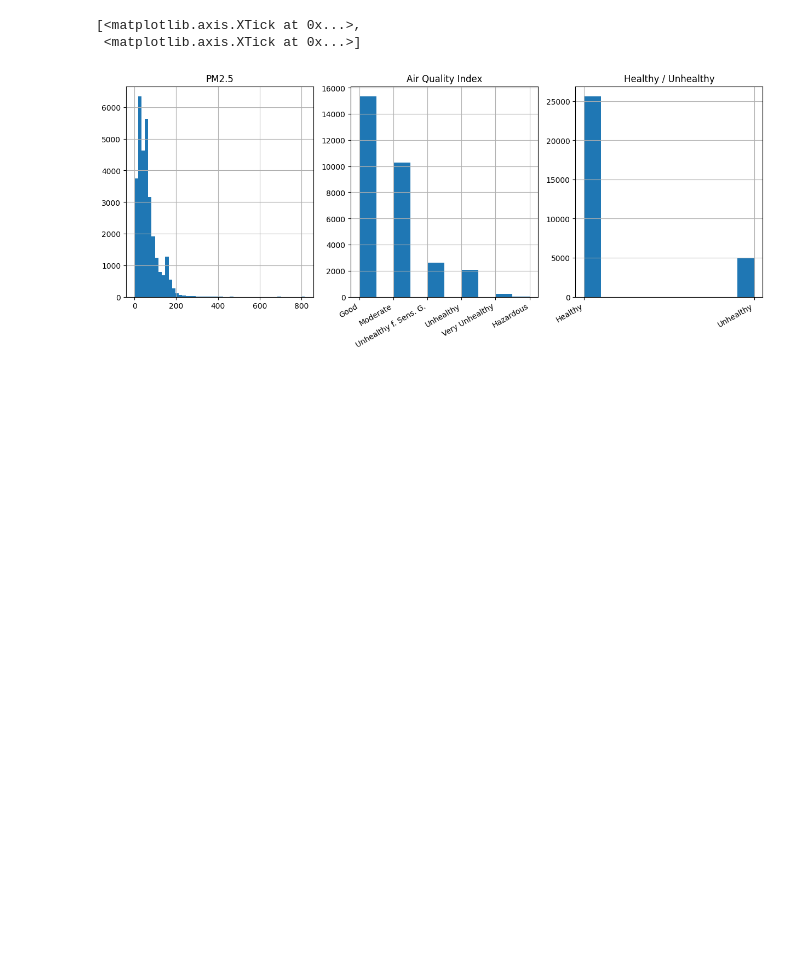
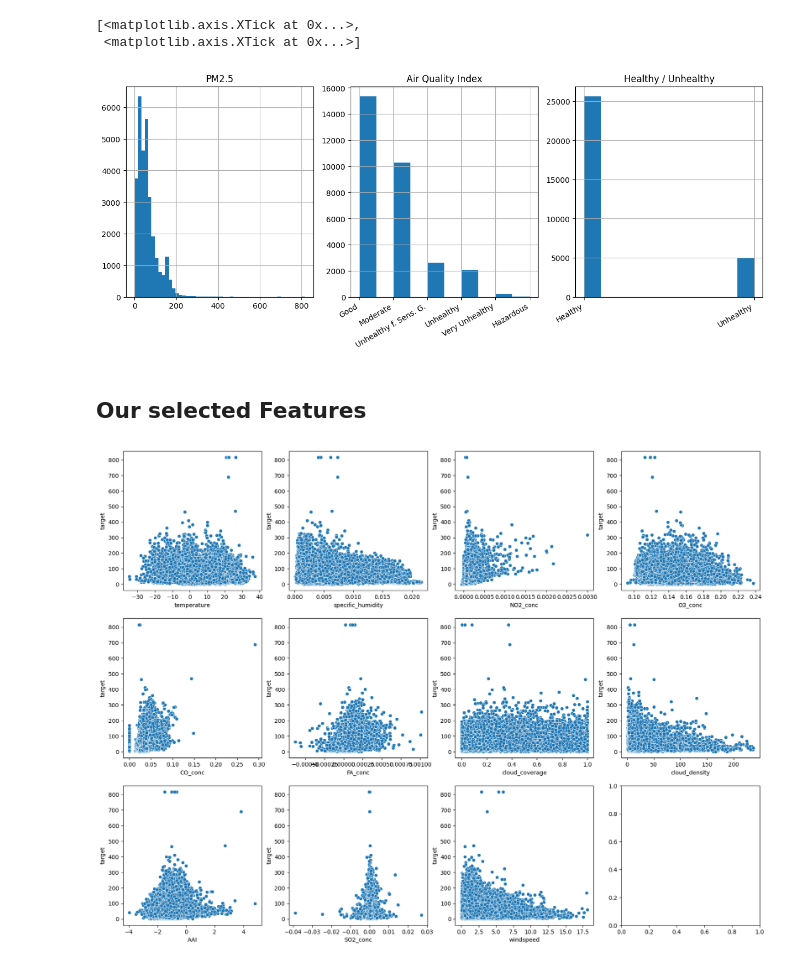
Before and after one commit to boesi/ds-ml-project-urban-air-pollution, a Jupyter notebook: EDA_target_distribution.ipynb, the cells around one changed output. Saved outputs shown, nothing was run; the diff lists cells and outputs as text; code cells hidden in the pictures; blank space fills up the shorter version.

Commit message:
some more EDA on the target

```diff
--- a/EDA_target_distribution.ipynb
+++ b/EDA_target_distribution.ipynb
@@ -18,3 +20,30 @@ axes[2].set_xticks(ticks=axes[2].get_xticks(), labels=axes[2].get_xticklabels(),
 [<matplotlib.axis.XTick at 0x...>,
  <matplotlib.axis.XTick at 0x...>]
 [figure]
+# %%
+import matplotlib.pyplot as plt
+import seaborn as sns
+
+features = df.drop(['target', 'Place_ID', 'Date', 'target_aqi', 'target_health'], axis=1).columns
+
+fig_sns, axes = plt.subplots(nrows=20, ncols=4, figsize=(20, 100))
+
+for index, feature in enumerate(features):
+    c, r = divmod(index, 4)
+    sns.scatterplot(df, x=feature, y='target', ax=axes[c][r])
+# %% [markdown]
+## Our selected Features
+# %%
+import matplotlib.pyplot as plt
+import seaborn as sns
+
+df_selected = uap.select_and_rename_columns(df, 'target')
+features = df_selected.drop(['target', 'Place_ID'], axis=1).columns
+
+fig_sns, axes = plt.subplots(nrows=3, ncols=4, figsize=(20, 15))
+
+for index, feature in enumerate(features):
+    c, r = divmod(index, 4)
+    sns.scatterplot(df_selected, x=feature, y='target', ax=axes[c][r])
+# %% [output]
+[figure, added]
```
Also changed, not shown: parts of 2 cells of this notebook.
